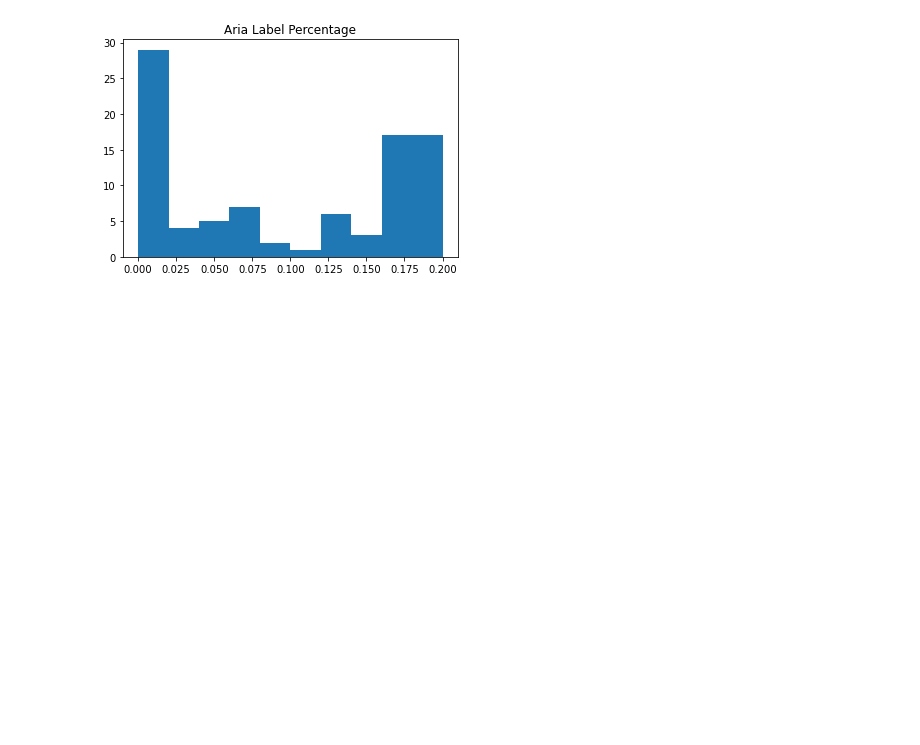
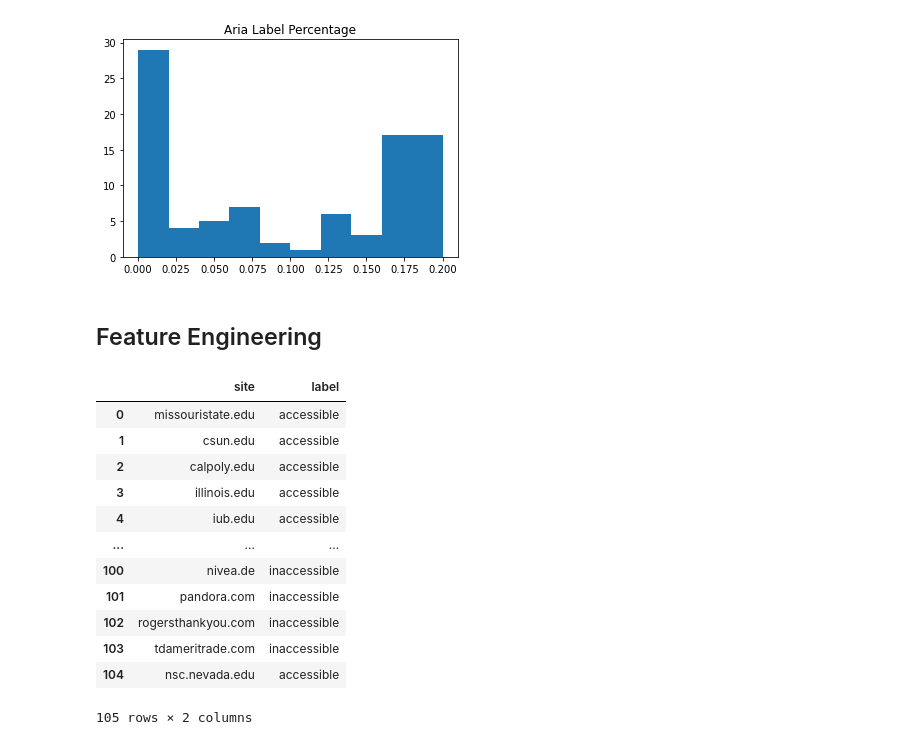
Before and after one commit to The5thAxiom/web-accessibility, a Jupyter notebook: crawler.ipynb, the cells around one changed output. Saved outputs shown, nothing was run; the diff lists cells and outputs as text; code cells hidden in the pictures; blank space fills up the shorter version.

```diff
--- a/crawler.ipynb
+++ b/crawler.ipynb
@@ -194,3 +242,22 @@ plt.title('Aria Label Percentage')
 plt.show()
 # %% [output]
 [figure]
+# %% [markdown]
+## Feature Engineering
+# %%
+dataset = pd.read_csv('dataset.csv')
+dataset
+# %% [output]
+|  | site | label |
+| 0 | missouristate.edu | accessible |
+| 1 | csun.edu | accessible |
+| 2 | calpoly.edu | accessible |
+| 3 | illinois.edu | accessible |
+| 4 | iub.edu | accessible |
+| ... | ... | ... |
+| 100 | nivea.de | inaccessible |
+| 101 | pandora.com | inaccessible |
+| 102 | rogersthankyou.com | inaccessible |
+| 103 | tdameritrade.com | inaccessible |
+| 104 | nsc.nevada.edu | accessible |
+105 rows × 2 columns
```
Also changed, not shown: parts of 36 cells of this notebook, 8 other files.
